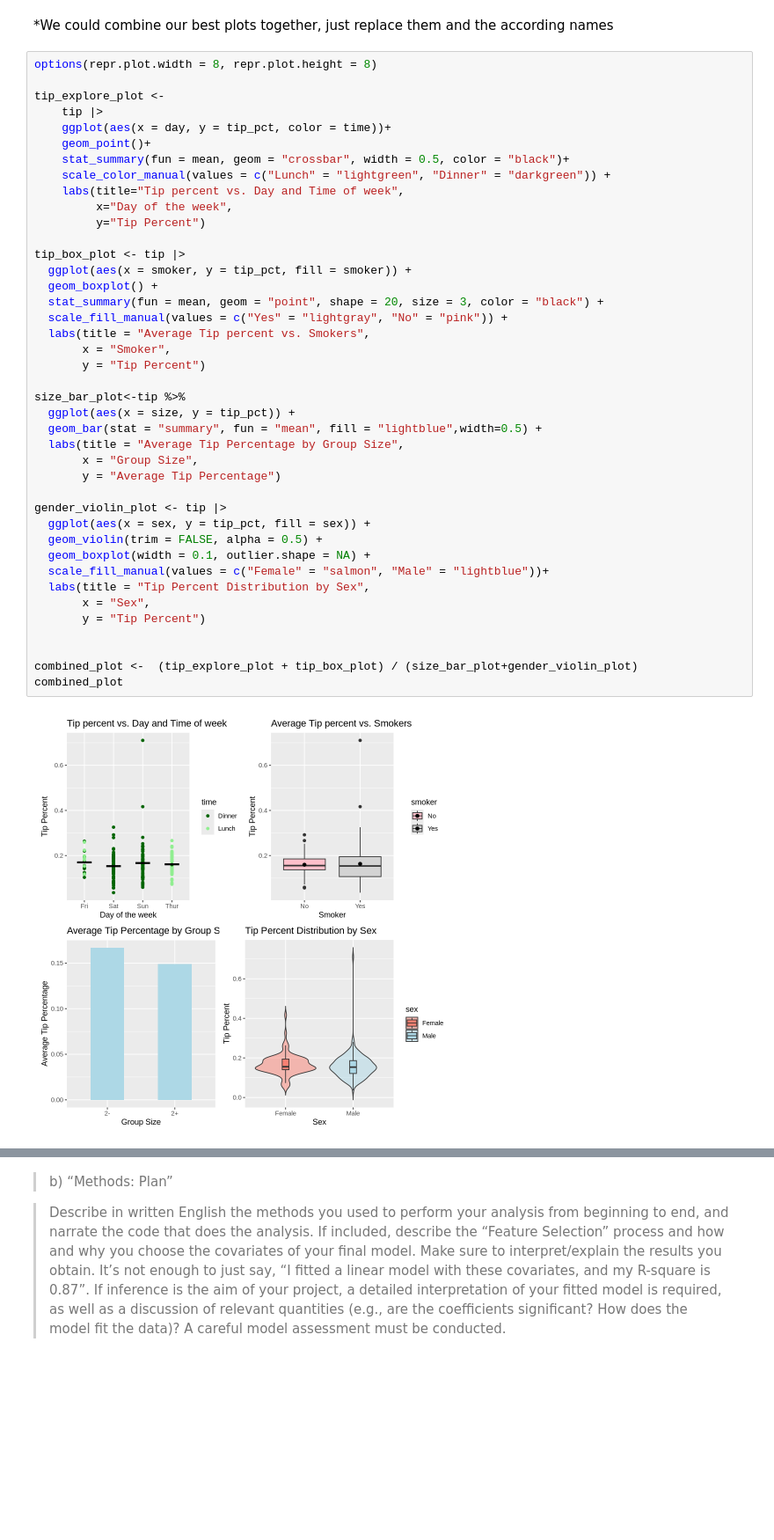
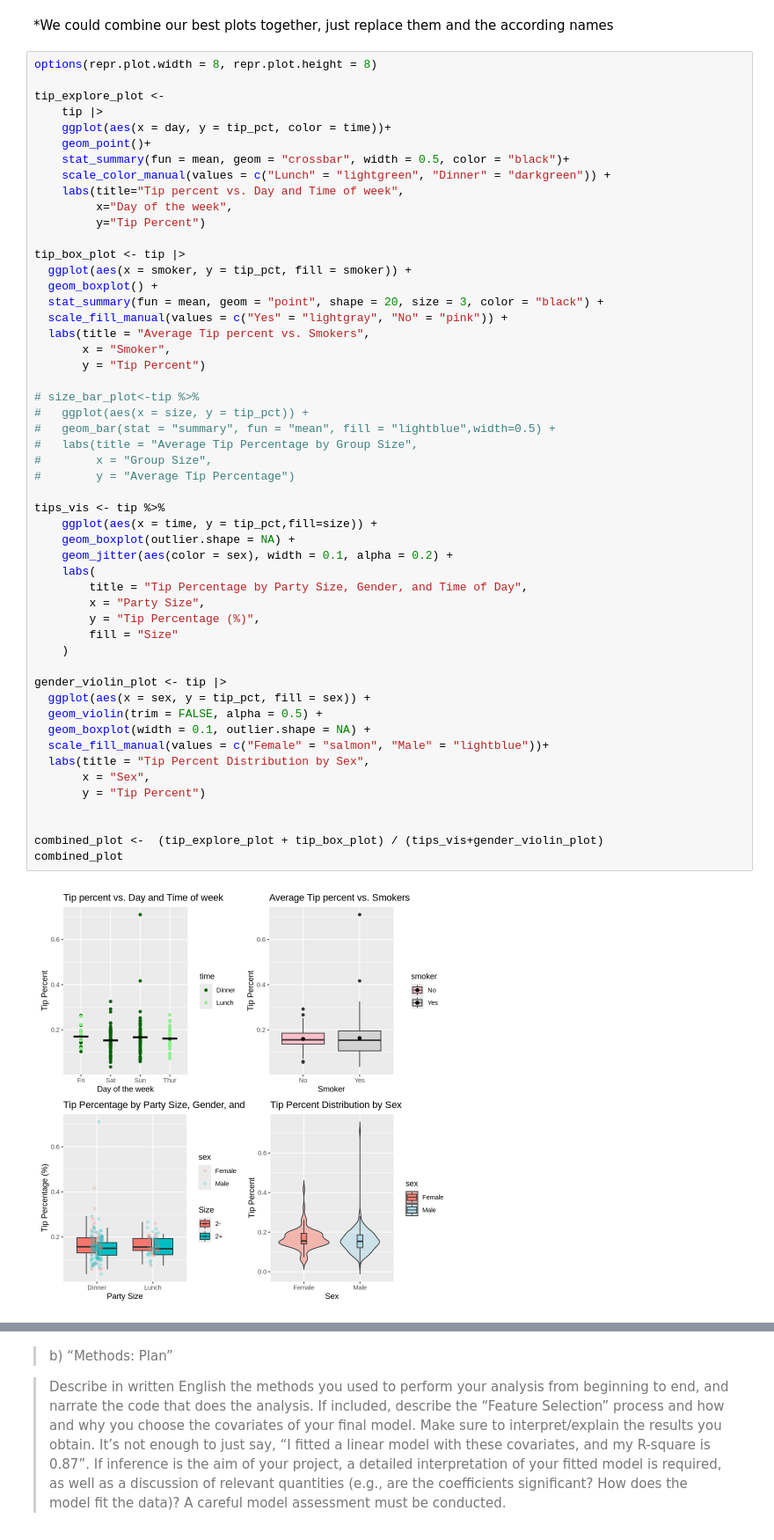
Before and after one commit to lllexiliang/stat301-final-project, a Jupyter notebook: final_project.ipynb, the cells around one changed output, grey strips where cells are left out. Shown: that part at 88% size. Cells and saved outputs as stored; diff of their text form; blank space fills up the shorter version.

Commit message:
edit graph

```diff
--- a/final_project.ipynb
+++ b/final_project.ipynb
@@ -109,38 +109,49 @@ tip_explore_plot <-
     ggplot(aes(x = day, y = tip_pct, color = time))+
     geom_point()+
     stat_summary(fun = mean, geom = "crossbar", width = 0.5, color = "black")+
     scale_color_manual(values = c("Lunch" = "lightgreen", "Dinner" = "darkgreen")) +
     labs(title="Tip percent vs. Day and Time of week",
          x="Day of the week",
          y="Tip Percent")
 
 tip_box_plot <- tip |>
   ggplot(aes(x = smoker, y = tip_pct, fill = smoker)) +
   geom_boxplot() +
   stat_summary(fun = mean, geom = "point", shape = 20, size = 3, color = "black") +
   scale_fill_manual(values = c("Yes" = "lightgray", "No" = "pink")) +
   labs(title = "Average Tip percent vs. Smokers",
        x = "Smoker",
        y = "Tip Percent")
 
-size_bar_plot<-tip %>%
-  ggplot(aes(x = size, y = tip_pct)) +
-  geom_bar(stat = "summary", fun = "mean", fill = "lightblue",width=0.5) +
-  labs(title = "Average Tip Percentage by Group Size",
-       x = "Group Size",
-       y = "Average Tip Percentage")
+# size_bar_plot<-tip %>%
+#   ggplot(aes(x = size, y = tip_pct)) +
+#   geom_bar(stat = "summary", fun = "mean", fill = "lightblue",width=0.5) +
+#   labs(title = "Average Tip Percentage by Group Size",
+#        x = "Group Size",
+#        y = "Average Tip Percentage")
+
+tips_vis <- tip %>%
+    ggplot(aes(x = time, y = tip_pct,fill=size)) +
+    geom_boxplot(outlier.shape = NA) +
+    geom_jitter(aes(color = sex), width = 0.1, alpha = 0.2) +
+    labs(
+        title = "Tip Percentage by Party Size, Gender, and Time of Day",
+        x = "Party Size",
+        y = "Tip Percentage (%)",
+        fill = "Size"
+    )
 
 gender_violin_plot <- tip |>
   ggplot(aes(x = sex, y = tip_pct, fill = sex)) +
   geom_violin(trim = FALSE, alpha = 0.5) +
   geom_boxplot(width = 0.1, outlier.shape = NA) +
   scale_fill_manual(values = c("Female" = "salmon", "Male" = "lightblue"))+
   labs(title = "Tip Percent Distribution by Sex",
        x = "Sex",
        y = "Tip Percent")
 
 
-combined_plot <-  (tip_explore_plot + tip_box_plot) / (size_bar_plot+gender_violin_plot)
+combined_plot <-  (tip_explore_plot + tip_box_plot) / (tips_vis+gender_violin_plot)
 combined_plot
 # %% [output]
-[figure, old version]
+[figure, new version]
```
Also changed, not shown: parts of 2 cells of this notebook.
